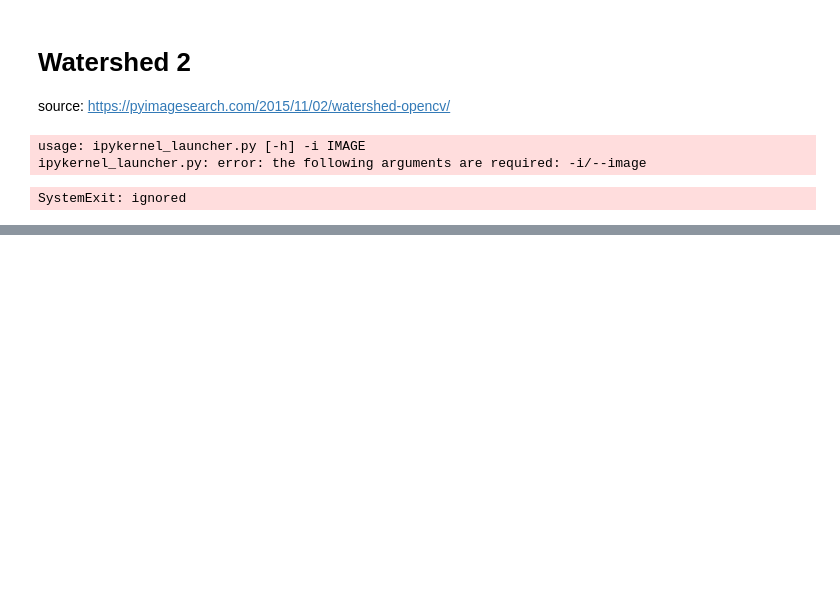
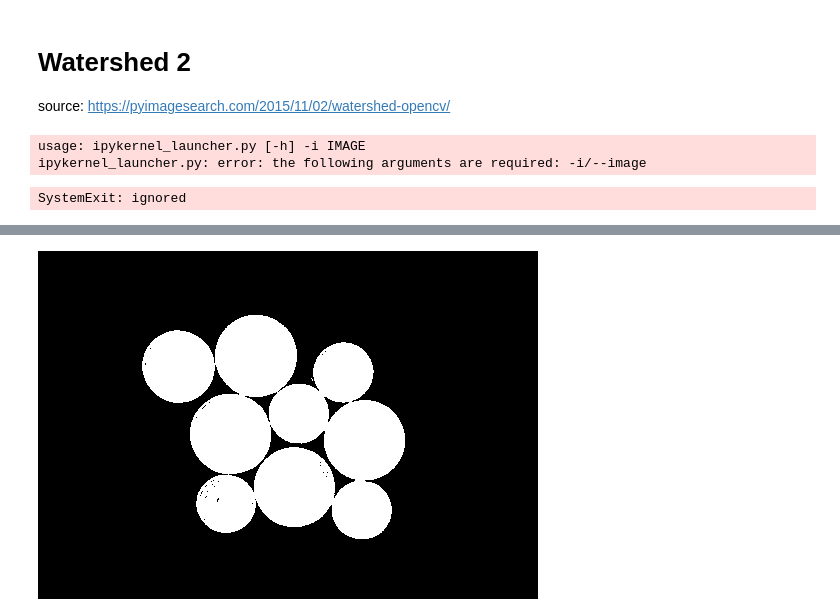
Before and after one commit to Alexanderdivv/my-libOnPython, a Jupyter notebook: introOpenCv+Watershed.ipynb, the cells around one changed output, grey strips where cells are left out. Cells and saved outputs as stored; diff of their text form; code cells hidden in the pictures; blank space fills up the shorter version.

```diff
--- a/introOpenCv+Watershed.ipynb
+++ b/introOpenCv+Watershed.ipynb
@@ -145,0 +167,8 @@ SystemExit: ignored
+# %%
+# image_blur_gray = cv2.cvtColor(image_blur, cv2.COLOR_BGR2GRAY)
+# cv2_imshow(image_blur_gray)
+
+thresh = cv2.threshold(gray, 0, 255, cv2.THRESH_BINARY | cv2.THRESH_OTSU)[1]
+cv2_imshow(thresh)
+# %% [output]
+[figure, added]
```
Also changed, not shown: parts of 9 cells of this notebook.
